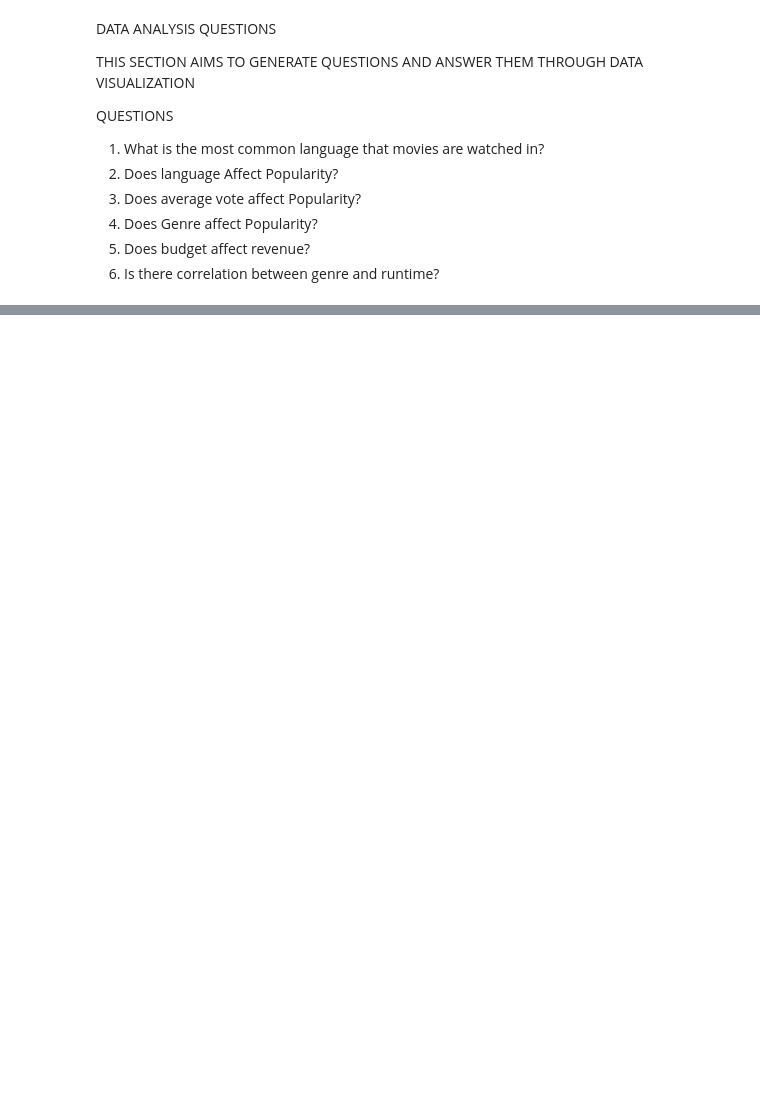
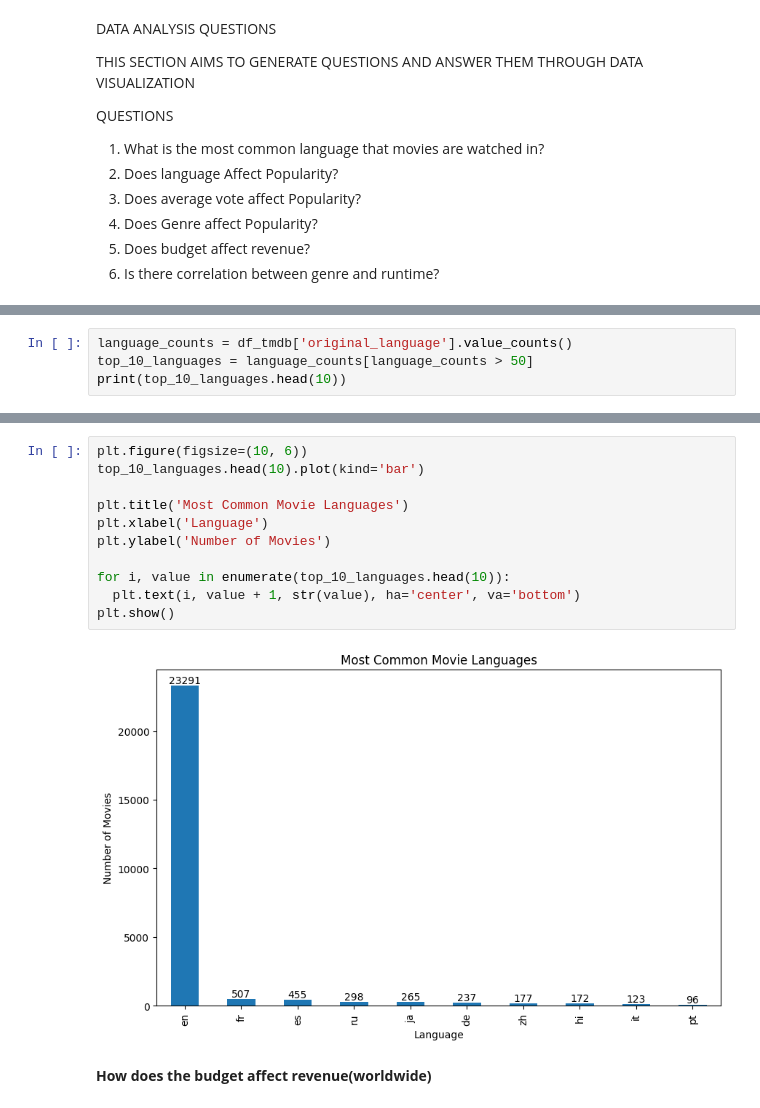
Before and after one commit to Mngambi/dsc-phase-1-project-v2-4, a Jupyter notebook: student.ipynb, the cells around one changed output, grey strips where cells are left out. Cells and saved outputs as stored; diff of their text form; blank space fills up the shorter version.

```diff
--- a/student.ipynb
+++ b/student.ipynb
@@ -87,0 +318,4 @@ QUESTIONS
+# %%
+language_counts = df_tmdb['original_language'].value_counts()
+top_10_languages = language_counts[language_counts > 50]
+print(top_10_languages.head(10))
@@ -87,0 +334,15 @@ QUESTIONS
+# %%
+plt.figure(figsize=(10, 6))
+top_10_languages.head(10).plot(kind='bar')
+
+plt.title('Most Common Movie Languages')
+plt.xlabel('Language')
+plt.ylabel('Number of Movies')
+
+for i, value in enumerate(top_10_languages.head(10)):
+  plt.text(i, value + 1, str(value), ha='center', va='bottom')
+plt.show()
+# %% [output]
+[figure, added]
+# %% [markdown]
+**How does the budget affect revenue(worldwide)**
```
Also changed, not shown: parts of 22 cells of this notebook.
